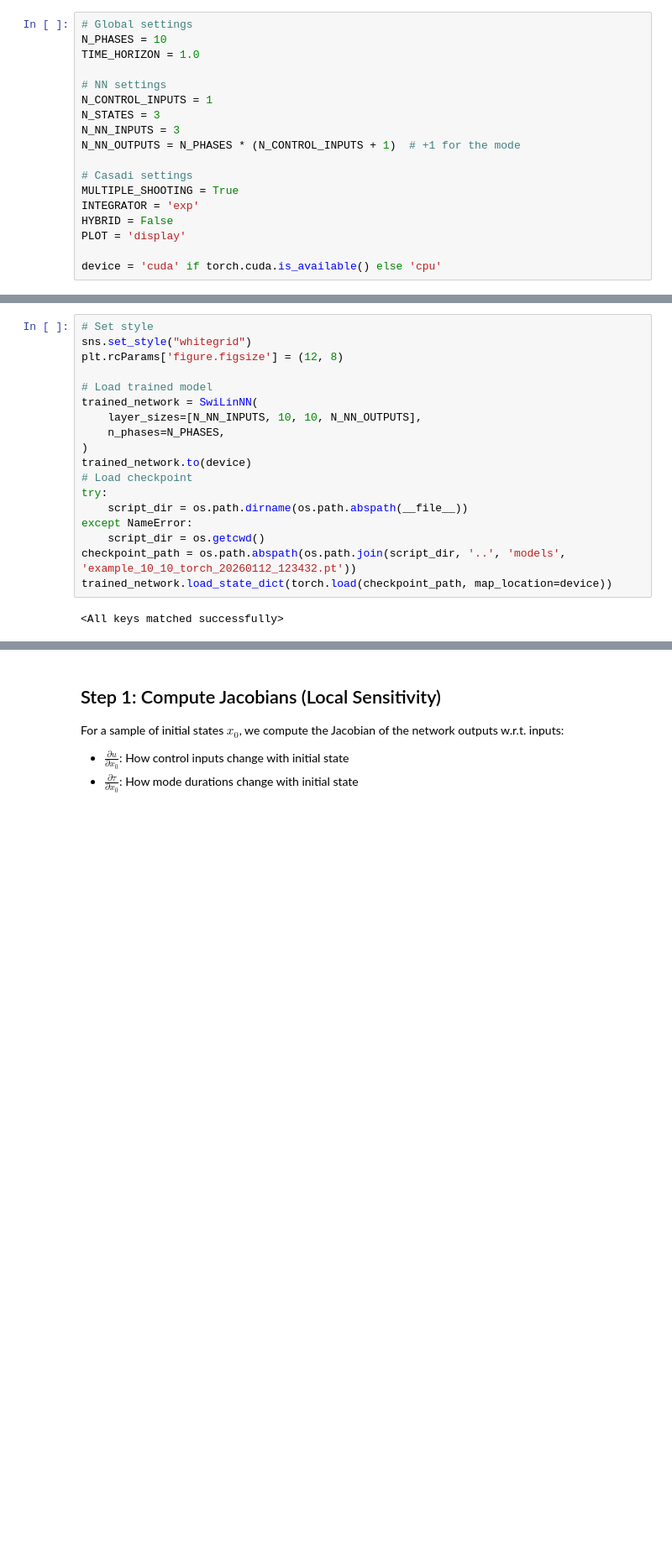
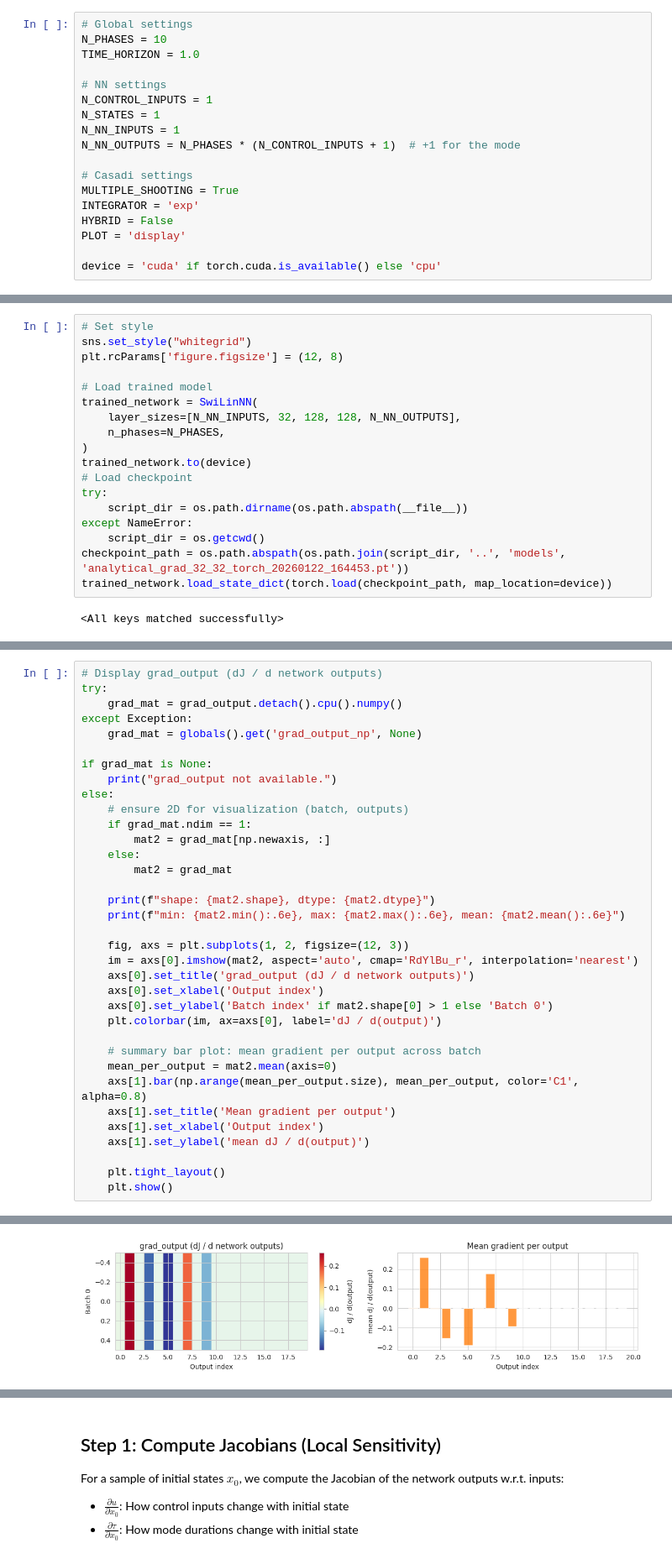
Before and after one commit to piergo98/learning_optimization, a Jupyter notebook: dump/visualizing_what_net_learns.ipynb, the cells around one changed output, grey strips where cells are left out. Shown at 84% size. Cells and saved outputs as stored; diff of their text form; blank space fills up the shorter version.

Commit message:
added gradient visualization for analysis purposes

```diff
--- a/dump/visualizing_what_net_learns.ipynb
+++ b/dump/visualizing_what_net_learns.ipynb
@@ -41,8 +43,8 @@ TIME_HORIZON = 1.0
 
 # NN settings
 N_CONTROL_INPUTS = 1
-N_STATES = 3
-N_NN_INPUTS = 3
+N_STATES = 1
+N_NN_INPUTS = 1
 N_NN_OUTPUTS = N_PHASES * (N_CONTROL_INPUTS + 1)  # +1 for the mode
 
 # Casadi settings
@@ -69,7 +71,7 @@ plt.rcParams['figure.figsize'] = (12, 8)
 
 # Load trained model
 trained_network = SwiLinNN(
-    layer_sizes=[N_NN_INPUTS, 10, 10, N_NN_OUTPUTS],
+    layer_sizes=[N_NN_INPUTS, 32, 128, 128, N_NN_OUTPUTS],
     n_phases=N_PHASES,
 )
 trained_network.to(device)
@@ -78,7 +80,7 @@ try:
     script_dir = os.path.dirname(os.path.abspath(__file__))
 except NameError:
     script_dir = os.getcwd()
-checkpoint_path = os.path.abspath(os.path.join(script_dir, '..', 'models', 'example_10_10_torch_20260112_123432.pt'))
+checkpoint_path = os.path.abspath(os.path.join(script_dir, '..', 'models', 'analytical_grad_32_32_torch_20260122_164453.pt'))
 trained_network.load_state_dict(torch.load(checkpoint_path, map_location=device))
 # %% [output]
 <All keys matched successfully>
@@ -84,0 +279,36 @@ trained_network.load_state_dict(torch.load(checkpoint_path, map_location=device)
+# %%
+# Display grad_output (dJ / d network outputs)
+try:
+    grad_mat = grad_output.detach().cpu().numpy()
+except Exception:
+    grad_mat = globals().get('grad_output_np', None)
+
+if grad_mat is None:
+    print("grad_output not available.")
+else:
+    # ensure 2D for visualization (batch, outputs)
+    if grad_mat.ndim == 1:
+        mat2 = grad_mat[np.newaxis, :]
+    else:
+        mat2 = grad_mat
+
+    print(f"shape: {mat2.shape}, dtype: {mat2.dtype}")
+    print(f"min: {mat2.min():.6e}, max: {mat2.max():.6e}, mean: {mat2.mean():.6e}")
+
+    fig, axs = plt.subplots(1, 2, figsize=(12, 3))
+    im = axs[0].imshow(mat2, aspect='auto', cmap='RdYlBu_r', interpolation='nearest')
+    axs[0].set_title('grad_output (dJ / d network outputs)')
+    axs[0].set_xlabel('Output index')
+    axs[0].set_ylabel('Batch index' if mat2.shape[0] > 1 else 'Batch 0')
+    plt.colorbar(im, ax=axs[0], label='dJ / d(output)')
+
+    # summary bar plot: mean gradient per output across batch
+    mean_per_output = mat2.mean(axis=0)
+    axs[1].bar(np.arange(mean_per_output.size), mean_per_output, color='C1', alpha=0.8)
+    axs[1].set_title('Mean gradient per output')
+    axs[1].set_xlabel('Output index')
+    axs[1].set_ylabel('mean dJ / d(output)')
+
+    plt.tight_layout()
+    plt.show()
+# %% [output]
@@ -84,0 +317 @@ trained_network.load_state_dict(torch.load(checkpoint_path, map_location=device)
+[figure, added]
```
Also changed, not shown: parts of 20 cells of this notebook, 2 other files.
